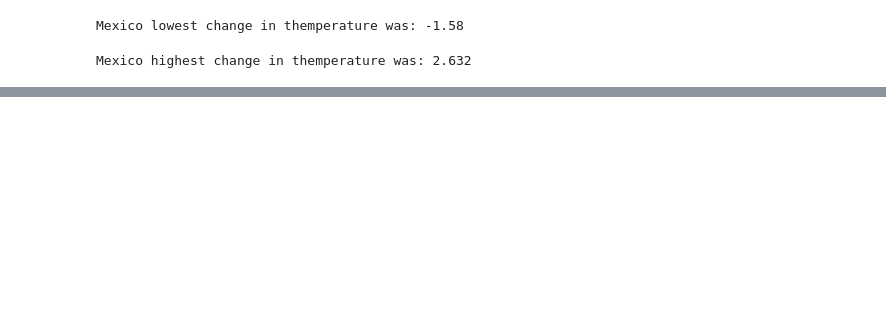
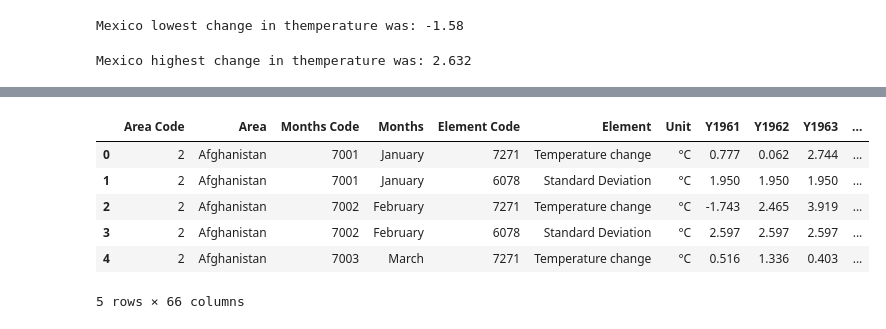
Before and after one commit to raulandresmoch/Global_Warming_Analysis, a Jupyter notebook: global_warming_analysis.ipynb, the cells around one changed output, grey strips where cells are left out. Cells and saved outputs as stored; diff of their text form; code cells hidden in the pictures; blank space fills up the shorter version.

```diff
--- a/global_warming_analysis.ipynb
+++ b/global_warming_analysis.ipynb
@@ -148,3 +123,5 @@ mexico_df[mexico_df["Value"]== 2.632]
 # %% [output]
 |  | Domain Code | Domain | Area Code (FAO) | Area | Element Code | Element | Months Code | Months | ... |
 | 131322 | ET | Temperature change | 138 | Mexico | 7271 | Temperature change | 7002 | February | ... |
+# %%
+main_df=pd.read_csv('/Users/raulandresmoch/Documents/Pyton/global_warming/Environment_Temperature_change_E_All_Data_NOFLAG.csv',encoding="ISO-8859-1")
@@ -150,0 +148,10 @@ mexico_df[mexico_df["Value"]== 2.632]
+# %%
+main_df.head()
+# %% [output]
+|  | Area Code | Area | Months Code | Months | Element Code | Element | Unit | Y1961 | Y1962 | Y1963 | ... |
+| 0 | 2 | Afghanistan | 7001 | January | 7271 | Temperature change | °C | 0.777 | 0.062 | 2.744 | ... |
+| 1 | 2 | Afghanistan | 7001 | January | 6078 | Standard Deviation | °C | 1.950 | 1.950 | 1.950 | ... |
+| 2 | 2 | Afghanistan | 7002 | February | 7271 | Temperature change | °C | -1.743 | 2.465 | 3.919 | ... |
+| 3 | 2 | Afghanistan | 7002 | February | 6078 | Standard Deviation | °C | 2.597 | 2.597 | 2.597 | ... |
+| 4 | 2 | Afghanistan | 7003 | March | 7271 | Temperature change | °C | 0.516 | 1.336 | 0.403 | ... |
+5 rows × 66 columns
```
Also changed, not shown: parts of 16 cells of this notebook.
